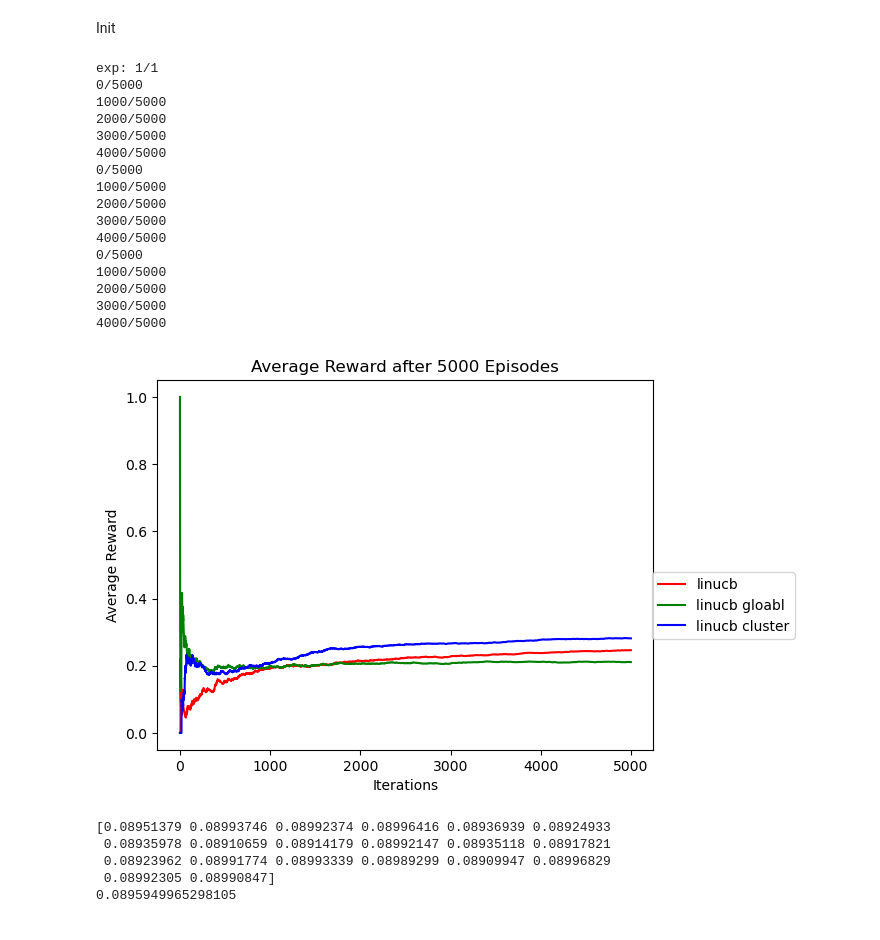
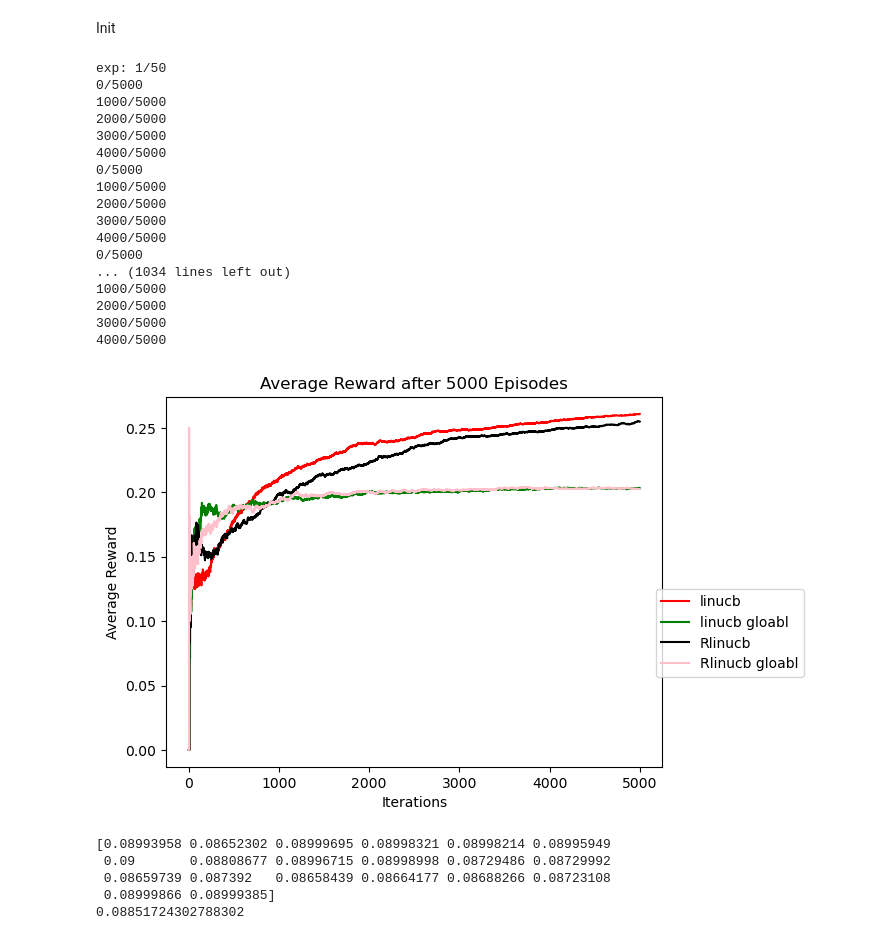
Before and after one commit to DiegoMazzuco/CMAB, a Jupyter notebook: simulacion/simulationCMAB.ipynb, the cells around one changed output. Cells and saved outputs as stored; diff of their text form; code cells hidden in the pictures.

```diff
--- a/simulacion/simulationCMAB.ipynb
+++ b/simulacion/simulationCMAB.ipynb
@@ -18,7 +20,7 @@ from Strategies.Rewards.BernoulliFeature   import BernoulliFeature
 Init Parameters
 # %%
 iterations = 5000
-experimentos = 1
+experimentos = 50
 k = 100
 d = 2
 alpha = 1
@@ -44,8 +46,9 @@ reward_class = BernoulliFeature(k, d,user_amount, max_prob, noise, best_theta)
 # Run experiments
 linucb_regrets              = np.zeros((experimentos,iterations))
 linucb_g_regrets              = np.zeros((experimentos,iterations))
+rlinucb_regrets              = np.zeros((experimentos,iterations))
+rlinucb_g_regrets              = np.zeros((experimentos,iterations))
 linucb_cluster_regrets       = np.zeros((experimentos,iterations))
-club_regrets       = np.zeros((experimentos,iterations))
 # Run experiments
 for i in    range(experimentos):
     print('exp: ' + str(i + 1) + '/' + str(experimentos))
@@ -53,14 +56,18 @@ for i in    range(experimentos):
     #club      = CLUB(k, iterations, reward_class, d, user_amount, alpha)
     linucb       = LinUCB(k, iterations, reward_class, d, user_amount, alpha, lamb )
     linucbg      = LinUCBGlobal(k, iterations, reward_class, d, user_amount, alpha, lamb )
-    linucbk      = CLinUCB(k, iterations, reward_class, d, user_amount, alpha, clusters_amounts, lamb, 500, 100 )
+    rlinucb       = RLinUCB(k, iterations, reward_class, d, user_amount, alpha, lamb )
+    rlinucbg      = RLinUCBGlobal(k, iterations, reward_class, d, user_amount, alpha, lamb )
+    #linucbk      = CLinUCB(k, iterations, reward_class, d, user_amount, alpha, clusters_amounts, lamb, 500, 100 )
 
     #club_regrets[i]           = club.run()
-    linucb_cluster_regrets[i]           = linucbk.run()
+    #linucb_cluster_regrets[i]           = linucbk.run()
     linucb_regrets[i]                   = linucb.run()
     linucb_g_regrets[i]                 = linucbg.run()
+    rlinucb_regrets[i]                   = rlinucb.run()
+    rlinucb_g_regrets[i]                 = rlinucbg.run()
 # %% [output]
-exp: 1/1
+exp: 1/50
 0/5000
 1000/5000
 2000/5000
@@ -72,6 +79,7 @@ exp: 1/1
 3000/5000
 4000/5000
 0/5000
+... (1034 lines left out)
 1000/5000
 2000/5000
 3000/5000
@@ -86,34 +94,39 @@ linucb_g_inf            = np.percentile(linucb_g_regrets,inf_percentile ,axis=0)
 linucb_g_median_rew     = np.median(linucb_g_regrets,axis=0)
 linucb_g_sup            = np.percentile(linucb_g_regrets,sup_percentile ,axis=0)
 
+rlinucb_inf            = np.percentile(rlinucb_regrets,inf_percentile ,axis=0)
+rlinucb_median_rew     = np.median(rlinucb_regrets,axis=0)
+rlinucb_sup            = np.percentile(rlinucb_regrets,sup_percentile ,axis=0)
+
+rlinucb_g_inf            = np.percentile(rlinucb_g_regrets,inf_percentile ,axis=0)
+rlinucb_g_median_rew     = np.median(rlinucb_g_regrets,axis=0)
+rlinucb_g_sup            = np.percentile(rlinucb_g_regrets,sup_percentile ,axis=0)
+
 linucb_c_inf            = np.percentile(linucb_cluster_regrets,inf_percentile ,axis=0)
 linucb_c_median_rew     = np.median(linucb_cluster_regrets,axis=0)
 linucb_c_sup            = np.percentile(linucb_cluster_regrets,sup_percentile ,axis=0)
-
-#club
-club_inf            = np.percentile(club_regrets,inf_percentile ,axis=0)
-club_median_rew     = np.median(club_regrets,axis=0)
-club_sup            = np.percentile(club_regrets,sup_percentile ,axis=0)
 # %%
 fig, ax = plt.subplots()
 
 transparencia = 0.5
 
 #linucb
 plt.plot(linucb_median_rew,label="linucb", color='red')
 plt.plot(linucb_g_median_rew,label="linucb gloabl", color='green')
-plt.plot(linucb_c_median_rew,label="linucb cluster", color='blue')
+plt.plot(rlinucb_median_rew,label="Rlinucb", color='black')
+plt.plot(rlinucb_g_median_rew,label="Rlinucb gloabl", color='pink')
+#plt.plot(linucb_c_median_rew,label="linucb cluster", color='blue')
 #plt.plot(club_median_rew,label="club", color='black')
 
 plt.legend(bbox_to_anchor=(1.3, 0.5))
 plt.xlabel("Iterations")
 plt.ylabel("Average Reward")
 plt.title("Average Reward after " + str(iterations)
     + " Episodes")
 #plt.ylim(0,0.1)
 plt.show()
 # %% [output]
-[figure, old version]
+[figure, new version]
 # %%
 max_prob = np.zeros(user_amount)
 for i in range(user_amount):
@@ -121,11 +134,11 @@ for i in range(user_amount):
 print(max_prob)
 print(np.average(max_prob))
 # %% [output]
-[0.08951379 0.08993746 0.08992374 0.08996416 0.08936939 0.08924933
- 0.08935978 0.08910659 0.08914179 0.08992147 0.08935118 0.08917821
- 0.08923962 0.08991774 0.08993339 0.08989299 0.08909947 0.08996829
- 0.08992305 0.08990847]
-0.0895949965298105
+[0.08993958 0.08652302 0.08999695 0.08998321 0.08998214 0.08995949
+ 0.09       0.08808677 0.08996715 0.08998998 0.08729486 0.08729992
+ 0.08659739 0.087392   0.08658439 0.08664177 0.08688266 0.08723108
+ 0.08999866 0.08999385]
+0.08851724302788302
 # %%
 linucbk.get_rc().graph()
 # %% [output]
```
Also changed, not shown: parts of 5 cells of this notebook, 5 other files.
